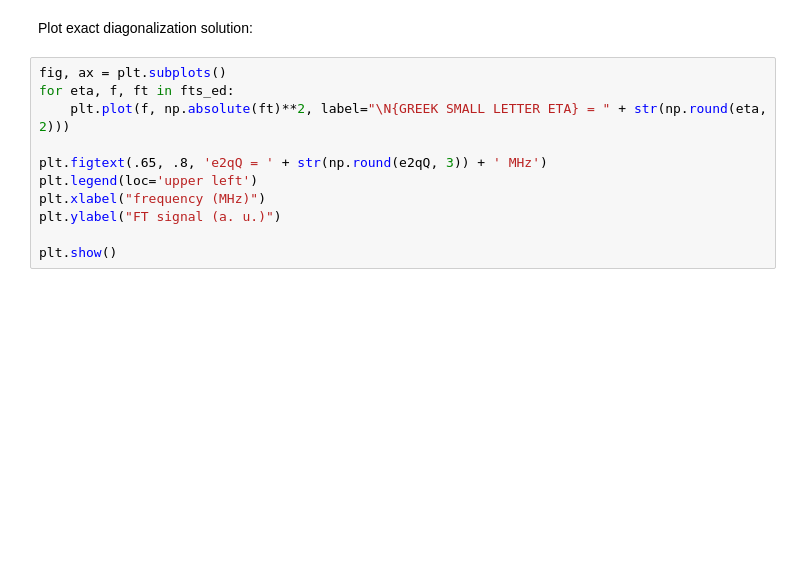
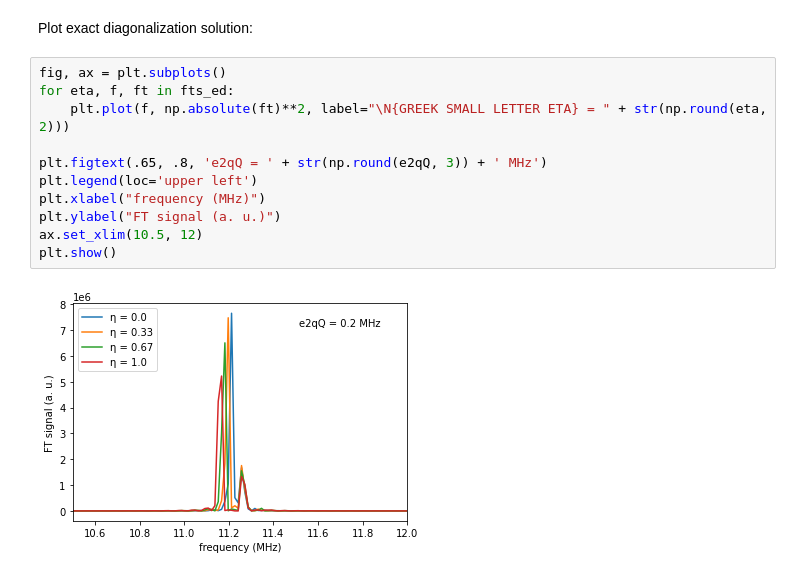
Before and after one commit to vemiBGH/PULSEE, a Jupyter notebook: demos/sim_vesna_nb.ipynb, the cells around one changed output. Cells and saved outputs as stored; diff of their text form; blank space fills up the shorter version.

```diff
--- a/demos/sim_vesna_nb.ipynb
+++ b/demos/sim_vesna_nb.ipynb
@@ -134,11 +139,13 @@ Plot exact diagonalization solution:
 # %%
 fig, ax = plt.subplots()
 for eta, f, ft in fts_ed:
 	plt.plot(f, np.absolute(ft)**2, label="\N{GREEK SMALL LETTER ETA} = " + str(np.round(eta, 2)))
 
 plt.figtext(.65, .8, 'e2qQ = ' + str(np.round(e2qQ, 3)) + ' MHz')
 plt.legend(loc='upper left')
 plt.xlabel("frequency (MHz)")
 plt.ylabel("FT signal (a. u.)")
-
+ax.set_xlim(10.5, 12)
 plt.show()
+# %% [output]
+[figure, added]
```
Also changed, not shown: parts of 5 cells of this notebook, 3 other files.
